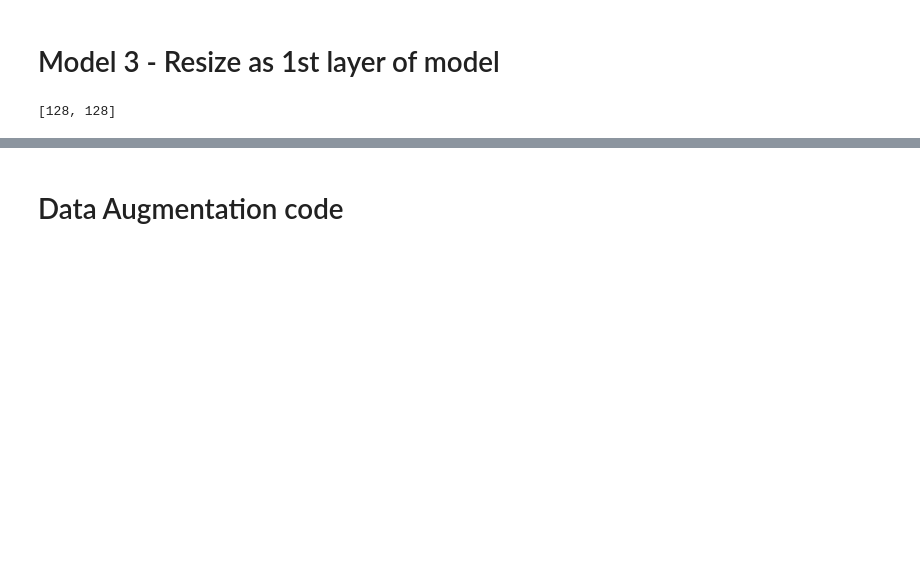
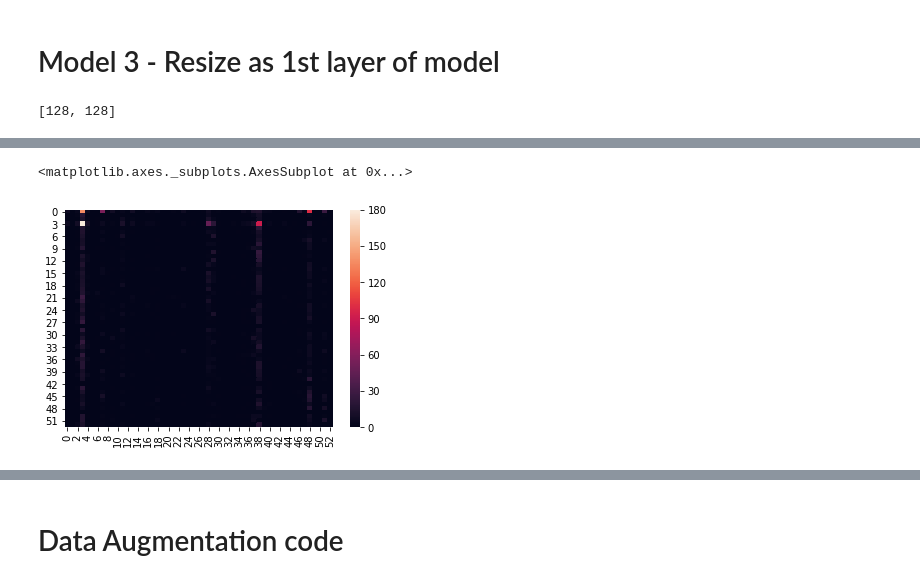
Before and after one commit to JRThurman01/ApplesToApples, a Jupyter notebook: Modelling1.ipynb, the cells around one changed output, grey strips where cells are left out. Cells and saved outputs as stored; diff of their text form; code cells hidden in the pictures; blank space fills up the shorter version.

```diff
--- a/Modelling1.ipynb
+++ b/Modelling1.ipynb
@@ -362,0 +417,6 @@ model4.evaluate(trai)
+# %%
+y_predict = convert_to_supergroup(labels)
+sns.heatmap(confusion_matrix(y_flicker, y_predict))
+# %% [output]
+<matplotlib.axes._subplots.AxesSubplot at 0x...>
+[figure, added]
```
Also changed, not shown: parts of 51 cells of this notebook, 4 other files.
